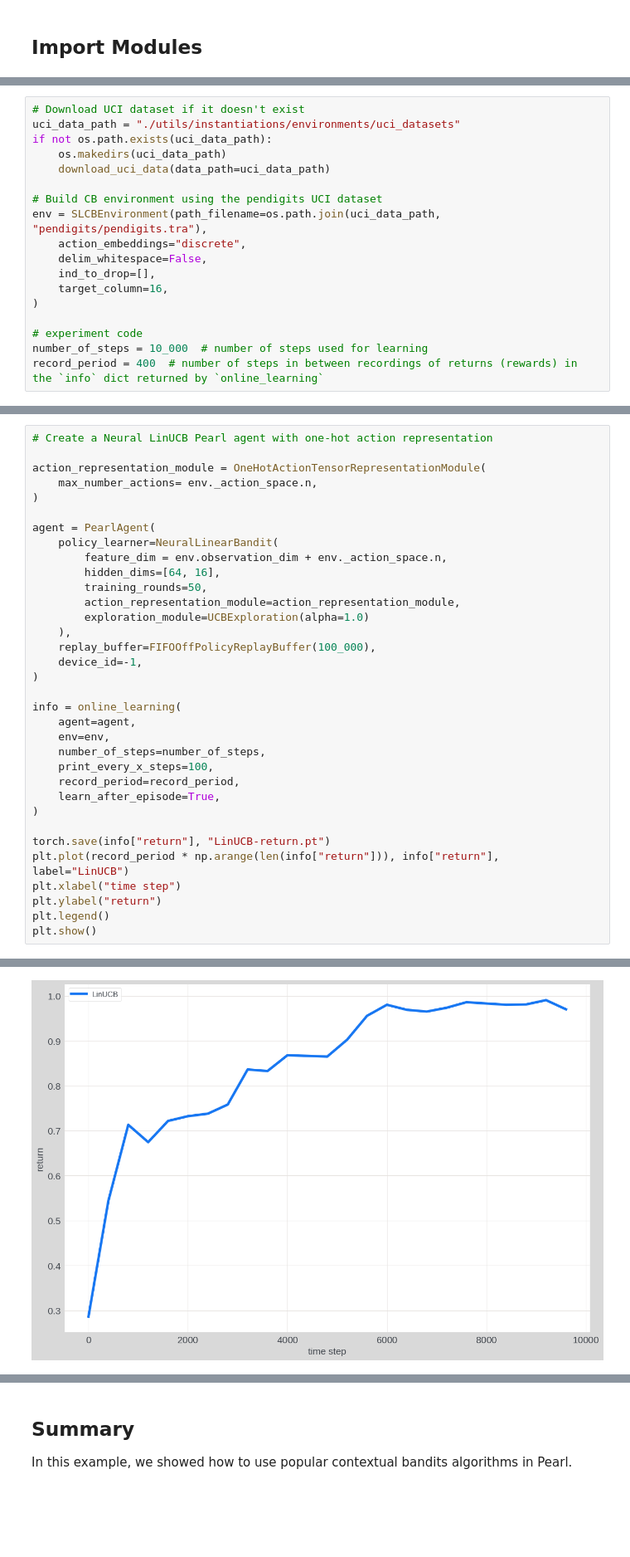
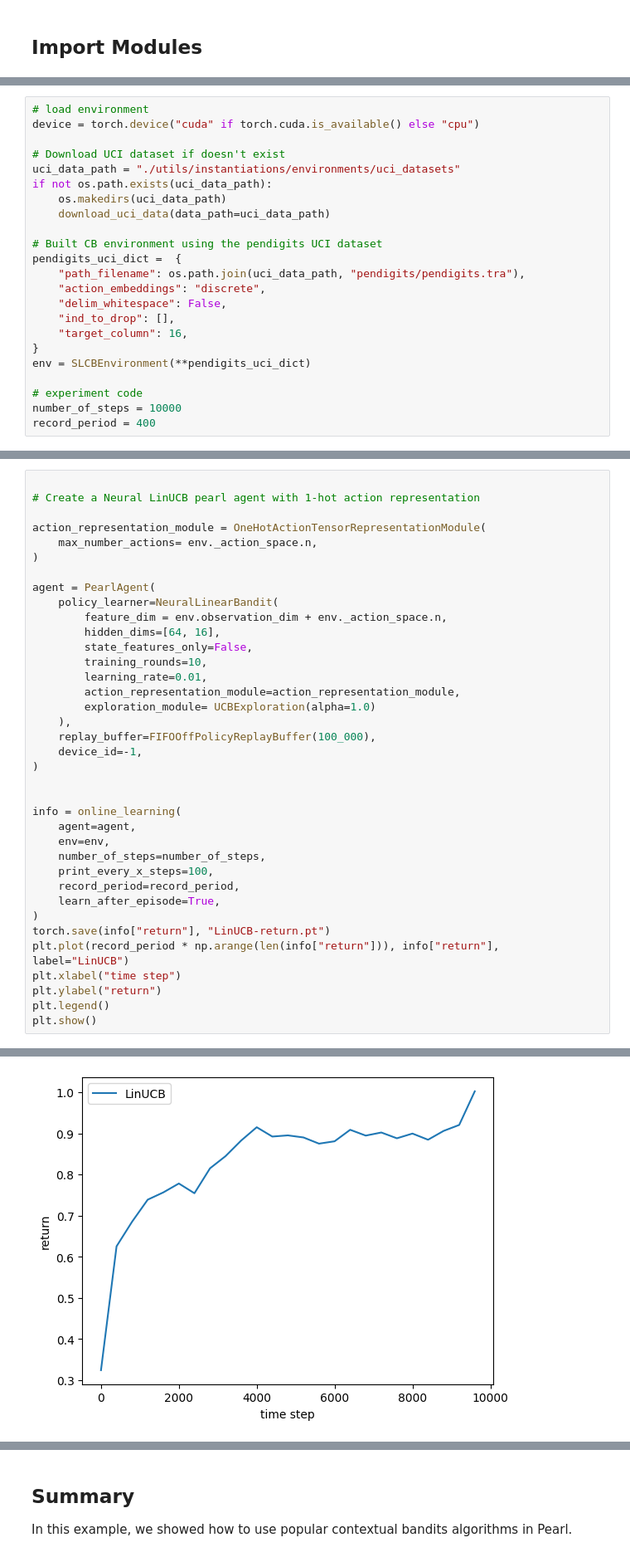
Before and after one commit to facebookresearch/Pearl, a Jupyter notebook: tutorials/contextual_bandits/contextual_bandits_tutorial.ipynb, the cells around one changed output, grey strips where cells are left out. Shown at 83% size. Saved outputs shown, nothing was run; the diff lists cells and outputs as text; blank space fills up the shorter version.

```diff
--- a/tutorials/contextual_bandits/contextual_bandits_tutorial.ipynb
+++ b/tutorials/contextual_bandits/contextual_bandits_tutorial.ipynb
@@ -55,19 +68,24 @@ In the following experiment we test different types of contextual bandits algori
 # %%
-# Download UCI dataset if it doesn't exist
+# load environment
+device = torch.device("cuda" if torch.cuda.is_available() else "cpu")
+
+# Download UCI dataset if doesn't exist
 uci_data_path = "./utils/instantiations/environments/uci_datasets"
 if not os.path.exists(uci_data_path):
     os.makedirs(uci_data_path)
     download_uci_data(data_path=uci_data_path)
 
-# Build CB environment using the pendigits UCI dataset
-env = SLCBEnvironment(path_filename=os.path.join(uci_data_path, "pendigits/pendigits.tra"),
-    action_embeddings="discrete",
-    delim_whitespace=False,
-    ind_to_drop=[],
-    target_column=16,
-)
+# Built CB environment using the pendigits UCI dataset
+pendigits_uci_dict =  {
+    "path_filename": os.path.join(uci_data_path, "pendigits/pendigits.tra"),
+    "action_embeddings": "discrete",
+    "delim_whitespace": False,
+    "ind_to_drop": [],
+    "target_column": 16,
+}
+env = SLCBEnvironment(**pendigits_uci_dict)
 
 # experiment code
-number_of_steps = 10_000  # number of steps used for learning
-record_period = 400  # number of steps in between recordings of returns (rewards) in the `info` dict returned by `online_learning`
+number_of_steps = 10000
+record_period = 400
 # %% [markdown]
@@ -158,5 +186,6 @@ To use the LinUCB algorithm in Pearl, we use the `NeuralLinearBandit` policy lea
 # %%
-# Create a Neural LinUCB Pearl agent with one-hot action representation
+
+# Create a Neural LinUCB pearl agent with 1-hot action representation
 
 action_representation_module = OneHotActionTensorRepresentationModule(
     max_number_actions= env._action_space.n,
@@ -166,13 +195,16 @@ agent = PearlAgent(
     policy_learner=NeuralLinearBandit(
         feature_dim = env.observation_dim + env._action_space.n,
         hidden_dims=[64, 16],
-        training_rounds=50,
+        state_features_only=False,
+        training_rounds=10,
+        learning_rate=0.01,
         action_representation_module=action_representation_module,
-        exploration_module=UCBExploration(alpha=1.0)
+        exploration_module= UCBExploration(alpha=1.0)
     ),
     replay_buffer=FIFOOffPolicyReplayBuffer(100_000),
     device_id=-1,
 )
+
 
 info = online_learning(
     agent=agent,
@@ -182,7 +214,6 @@ info = online_learning(
     record_period=record_period,
     learn_after_episode=True,
 )
-
 torch.save(info["return"], "LinUCB-return.pt")
 plt.plot(record_period * np.arange(len(info["return"])), info["return"], label="LinUCB")
 plt.xlabel("time step")
@@ -210 +241 @@ return: 1.2010207176208496
-[figure, old version]
+[figure, new version]
```
Also changed, not shown: parts of 12 cells of this notebook, 1 other file.
